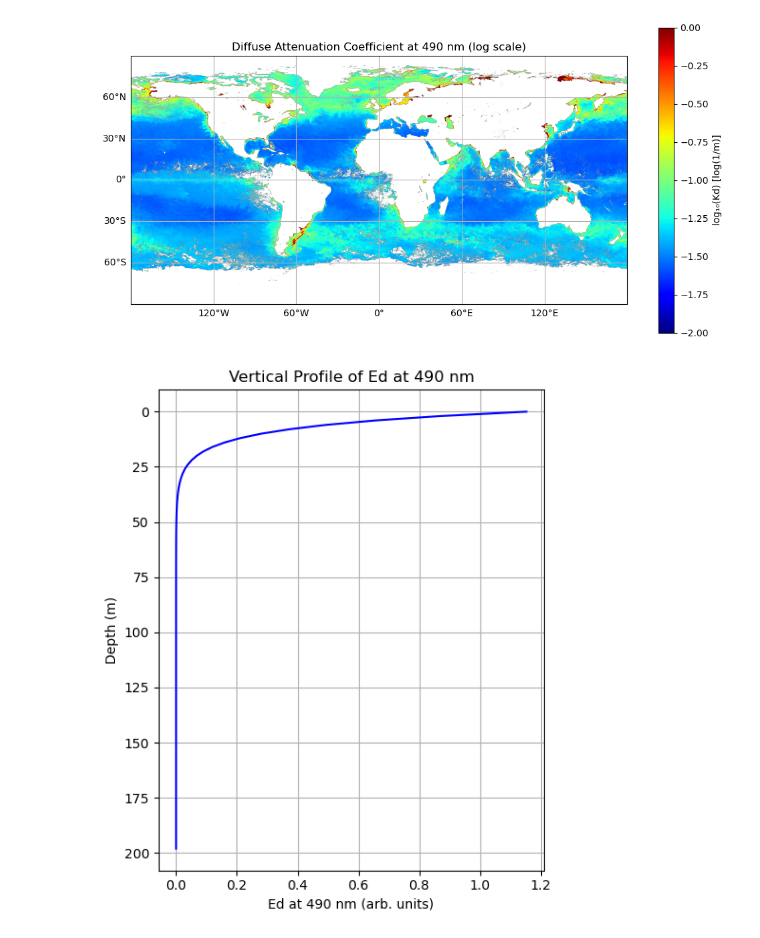
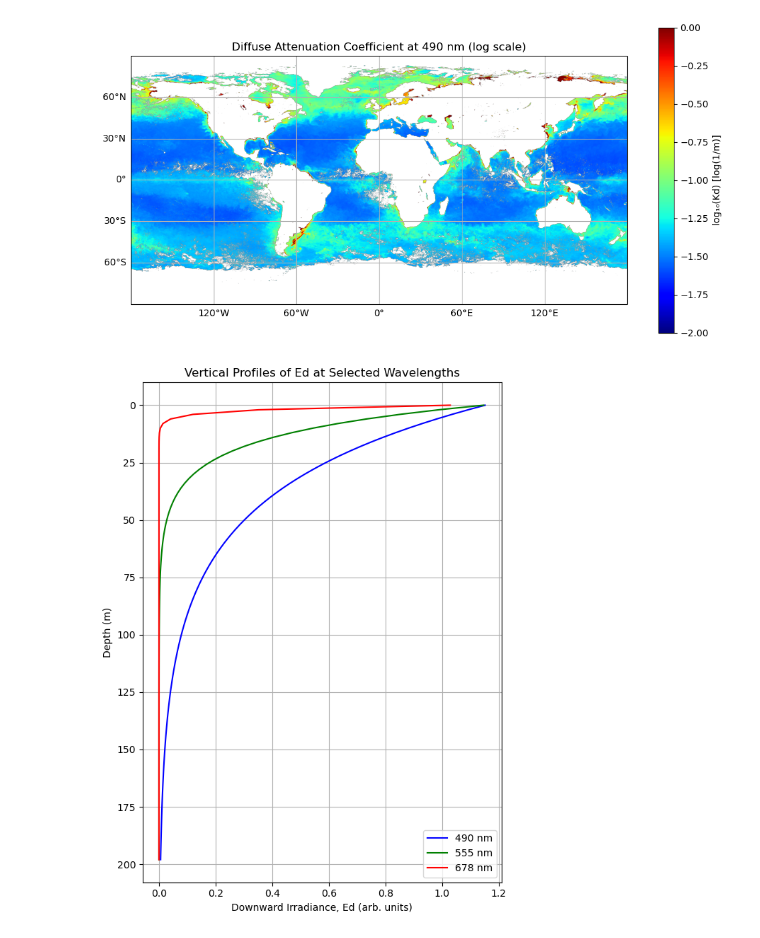
Before and after one commit to nmfs-opensci/EDMW-EarthData-Workshop-2025, a Jupyter notebook: tutorials/python/Tutorial_4_kd.ipynb, the cells around one changed output. Drawn from its saved outputs; the diff is of its cells as text; code cells hidden in the pictures.

```diff
--- a/tutorials/python/Tutorial_4_kd.ipynb
+++ b/tutorials/python/Tutorial_4_kd.ipynb
@@ -117,7 +96,7 @@ plt.show()
 [figure]
 # %%
 # target coordinates
-target_lat = -45.0
+target_lat = 30.0
 target_lon = -60.0
 
 # get lat/lon arrays
@@ -127,9 +106,8 @@ lon_vals = longitude.values  # shape (3600,)
 # create 2D meshgrid of coordinate distances
 lat_grid, lon_grid = np.meshgrid(lat_vals, lon_vals, indexing='ij')
 
-# calculate distance from target point (Manhattan distance or Euclidean)
-dist = np.abs(lat_grid - target_lat) + np.abs(lon_grid - target_lon)  # Manhattan
-# or dist = np.sqrt((lat_grid - target_lat)**2 + (lon_grid - target_lon)**2)  # Euclidean
+# calculate distance from target point
+dist = np.abs(lat_grid - target_lat) + np.abs(lon_grid - target_lon)
 
 # find the indices of the minimum distance
 i, j = np.unravel_index(np.argmin(dist), dist.shape)
@@ -138,28 +116,39 @@ Kd_pixel = Kd.isel(lat=i, lon=j)  # shape: (wavelength,)
 wavelengths_vals = Kd_pixel['wavelength'].values
 Kd_vals = Kd_pixel.values
 # %%
-# Find index of 490 nm (or nearest)
+# Find indices of desired wavelengths (or nearest)
 idx_490 = np.abs(wavelengths_vals - 490).argmin()
-Kd_490 = Kd_vals[idx_490]
-Ed_0 = Es[idx_490]
+idx_555 = np.abs(wavelengths_vals - 555).argmin()
+idx_678 = np.abs(wavelengths_vals - 678).argmin()
 
-# Create depth array (e.g., 0 to 50 m in 0.5 m steps)
+# Extract Kd and Es for each wavelength
+Kd_490, Kd_555, Kd_678 = Kd_vals[idx_490], Kd_vals[idx_555], Kd_vals[idx_678]
+Ed_0_490, Ed_0_555, Ed_0_678 = Es[idx_490], Es[idx_555], Es[idx_678]
+
+# Create depth array (e.g., 0 to 200 m in 2 m steps)
 depths = np.arange(0, 200, 2)
 
-# Compute Ed at each depth
-Ed_profile = Ed_0 * np.exp(-Kd_490 * depths)
+# Compute Ed profiles
+Ed_490 = Ed_0_490 * np.exp(-Kd_490 * depths)
+Ed_555 = Ed_0_555 * np.exp(-Kd_555 * depths)
+Ed_678 = Ed_0_678 * np.exp(-Kd_678 * depths)
 
-plt.figure(figsize=(5, 6))
-plt.plot(Ed_profile, depths, '-b')
-plt.gca().invert_yaxis()  # Depth increases downward
-plt.xlabel("Ed at 490 nm (arb. units)")
+# Plot
+plt.figure(figsize=(6, 8))
+plt.plot(Ed_490, depths, '-b', label='490 nm')
+plt.plot(Ed_555, depths, '-g', label='555 nm')
+plt.plot(Ed_678, depths, '-r', label='678 nm')
+
+plt.gca().invert_yaxis()
+plt.xlabel("Downward Irradiance, Ed (arb. units)")
 plt.ylabel("Depth (m)")
-plt.title("Vertical Profile of Ed at 490 nm")
+plt.title("Vertical Profiles of Ed at Selected Wavelengths")
+plt.legend()
 plt.grid(True)
 plt.tight_layout()
 plt.show()
 # %% [output]
-[figure, old version]
+[figure, new version]
 # %%
 depths = [1, 10, 25, 50, 100, 200]
 attenuated_spectra = {}
```
Also changed, not shown: parts of 4 cells of this notebook, 2 other files.
